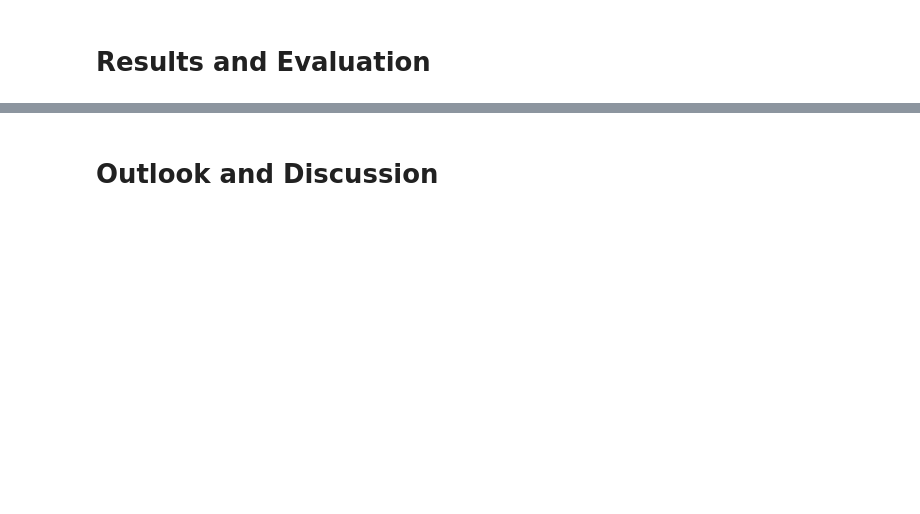
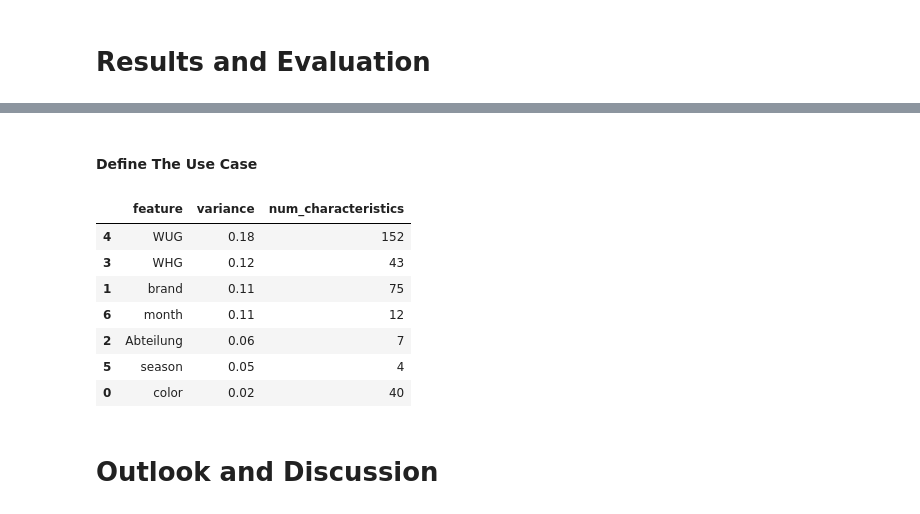
Before and after one commit to indyfree/tailor, a Jupyter notebook: notebooks/10-presentation-notebook.ipynb, the cells around one changed output, grey strips where cells are left out. Drawn from its saved outputs; the diff is of its cells as text; code cells hidden in the pictures; blank space fills up the shorter version.

```diff
--- a/notebooks/10-presentation-notebook.ipynb
+++ b/notebooks/10-presentation-notebook.ipynb
@@ -363,2 +373,22 @@ In words, we are considering every feature, ranked by its variance score. The fe
+# %% [markdown]
+#### Define The Use Case
+# %%
+# Use standardized revenue as measure for clustering
+target_value = 'norm_revenue'
+# We want to observe all features available
+features = ['color', 'brand', 'Abteilung', 'WHG', 'WUG', 'season', 'month']
+# Use absolute distance between the curves as similarity measure
+distance_measure = clustering.distance.absolute
+# %%
+ranking.rank_features(df, distance_measure, features, target_value)
+# %% [output]
+|  | feature | variance | num_characteristics |
+| 4 | WUG | 0.18 | 152 |
+| 3 | WHG | 0.12 | 43 |
+| 1 | brand | 0.11 | 75 |
+| 6 | month | 0.11 | 12 |
+| 2 | Abteilung | 0.06 | 7 |
+| 5 | season | 0.05 | 4 |
+| 0 | color | 0.02 | 40 |
 # %% [markdown]
 # Outlook and Discussion
```
Also changed, not shown: parts of 5 cells of this notebook, 1 other file.
